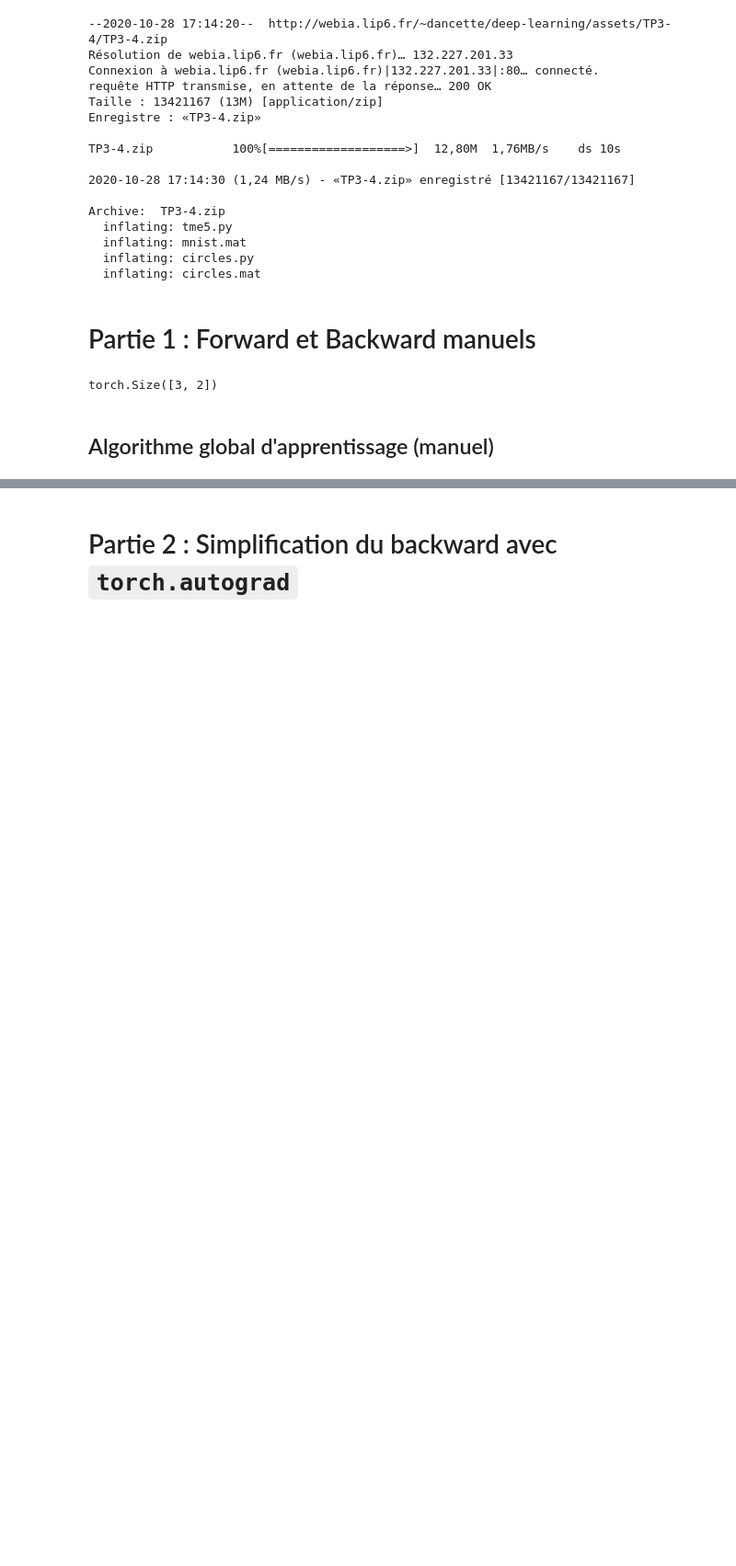
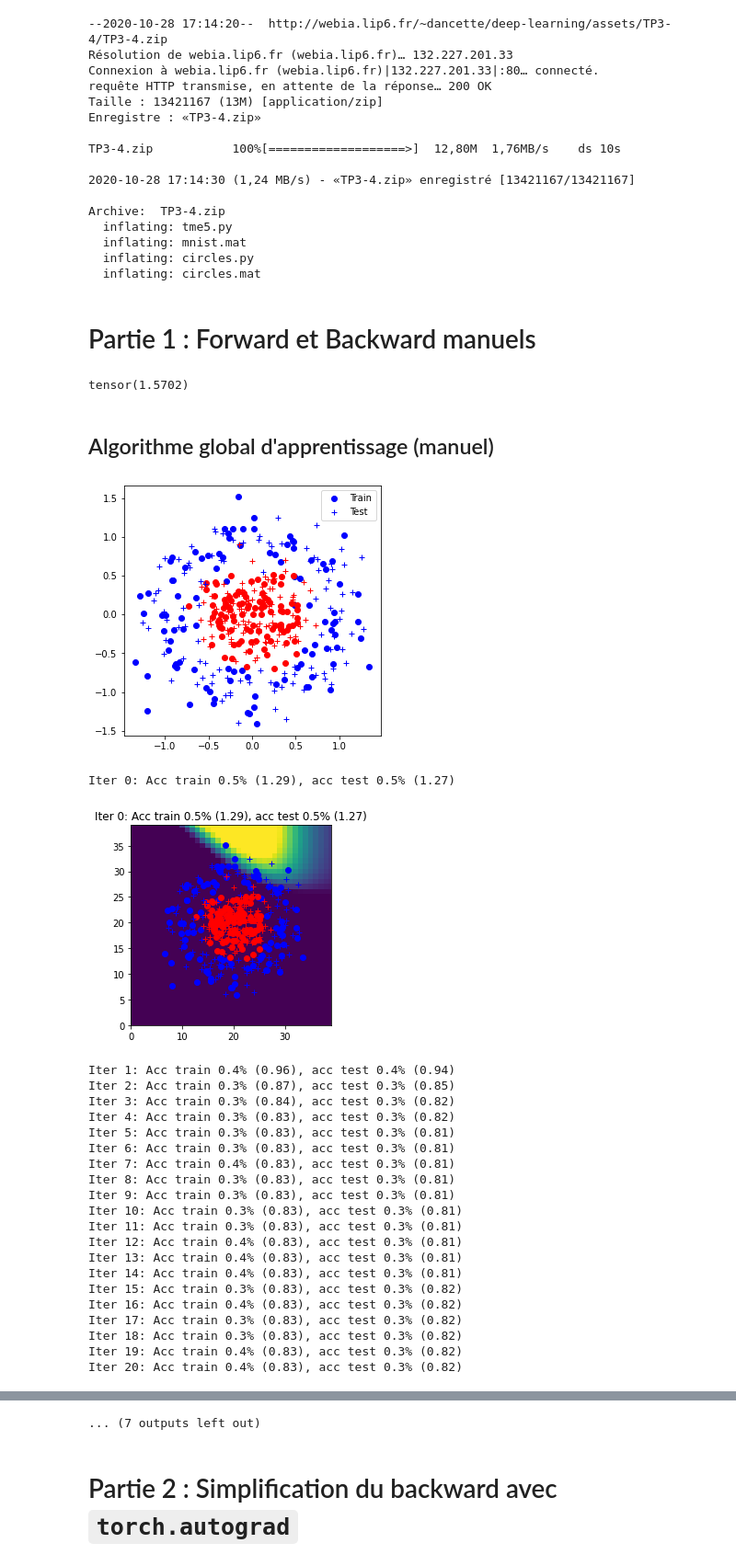
Before and after one commit to jean3108/Reconnaissance-Forme-Analyse-Image, a Jupyter notebook: Deep_learning/TP_3_4_Introduction_aux_réseaux_de_neurones_Sorbonne.ipynb, the cells around one changed output, grey strips where cells are left out. Shown at 92% size. Drawn from its saved outputs; the diff is of its cells as text; code cells hidden in the pictures; blank space fills up the shorter version.

```diff
--- a/Deep_learning/TP_3_4_Introduction_aux_réseaux_de_neurones_Sorbonne.ipynb
+++ b/Deep_learning/TP_3_4_Introduction_aux_réseaux_de_neurones_Sorbonne.ipynb
@@ -83,5 +108,6 @@ def forward(params, X):
 # %%
-a,b = torch.tensor([[1,0],[0,1],[0,1]],dtype=torch.float),torch.tensor([[1,0],[0,1],[0,1]],dtype=torch.float)
-(torch.exp(a)-b).shape
+a = torch.tensor([[0.9,0.1],[0.1,0.9],[0.9,0.1]])
+b = torch.tensor([[1,0],[1,0],[0,1]])
+-torch.mean(torch.sum(torch.log(a)*b,1))
 # %% [output]
-torch.Size([3, 2])
+tensor(1.5702)
@@ -117,15 +120,13 @@ def backward(params, outputs, Y):
     ## Votre code ici  ##
     #####################
     # remplir avec les paramètres Wy, Wh, by, bh
-    result_X = torch.matmul(grad_output,W.T)
-    result_W = torch.matmul(X.T,grad_output)
-    result_b = grad_output.sum(0)
 
-    grads["ytilde"] = torch.exp(outputs["ytilde"])-Y
-    grads["Wy"] = grads["ytilde"]*outputs["h"]
-    grads["Wh"] = None
-    grads["by"] = grads["ytilde"]
-    grads["bh"] = None
+    grads["ytilde"] = (outputs["yhat"]-Y)/bsize
+    grads["Wy"] = torch.matmul(outputs["h"].T,grads["ytilde"])
+    grads["htilde"] = torch.matmul(grads["ytilde"],params["Wy"].T)
+    grads["Wh"] = torch.matmul(outputs["X"].T,grads["htilde"])
+    grads["by"] = grads["ytilde"].sum(0)
+    grads["bh"] = grads["htilde"].sum(0)
 
     ####################
     ##      FIN        #
@@ -139,10 +140,10 @@ def sgd(params, grads, eta):
     #####################
     # mettre à jour le contenu de params
 
-    params["Wh"] = None
-    params["Wy"] = None
-    params["bh"] = None
-    params["by"] = None
+    params["Wh"] = params["Wh"] - eta*grads["Wh"]
+    params["Wy"] = params["Wy"] - eta*grads["Wy"]
+    params["bh"] = params["bh"] - eta*grads["bh"]
+    params["by"] = params["by"] - eta*grads["by"]
 
     ####################
     ##      FIN        #
@@ -159,7 +160,7 @@ Nbatch = 10
 nx = data.Xtrain.shape[1]
 nh = 10
 ny = data.Ytrain.shape[1]
-eta = 0.03
+eta = 0.01
 
 params = init_params(nx, nh, ny)
 
@@ -181,36 +182,61 @@ for iteration in range(150):
 
         indsBatch = range(j * Nbatch, (j+1) * Nbatch)
         X = Xtrain[indsBatch, :]
         Y = Ytrain[indsBatch, :]
 
         # écrire l'algorithme d'apprentissage sur le batch (X,Y)
         # en utilisant les fonctions forward, loss_accuracy, backward, sgd
-
-
+        _, out = forward(params, X)
+        loss, acc = loss_accuracy(out["yhat"], Y)
+        gradients = backward(params, out, Y)
+        sgd(params, gradients, eta)
     ####################
     ##      FIN        #
     ####################
-
-
     Yhat_train, _ = forward(params, data.Xtrain)
     Yhat_test, _ = forward(params, data.Xtest)
     Ltrain, acctrain = loss_accuracy(Yhat_train, data.Ytrain)
     Ltest, acctest = loss_accuracy(Yhat_test, data.Ytest)
     Ygrid, _ = forward(params, data.Xgrid)
 
-    title = 'Iter {}: Acc train {:.1f}% ({:.2f}), acc test {:.1f}% ({:.2f})'.format(iteration, acctrain, Ltrain, acctest, Ltest)
+    title = 'Iter {}: Acc train {:.1f}% ({:.2f}), acc test {:.1f}% ({:.2f})'.format(iteration,acctrain, Ltrain, acctest, Ltest)
     print(title)
-    data.plot_data_with_grid(Ygrid, title)
+    if iteration % 20 == 0:
+        data.plot_data_with_grid(Ygrid, title)
 
     curves[0].append(acctrain)
     curves[1].append(acctest)
     curves[2].append(Ltrain)
     curves[3].append(Ltest)
 
 fig = plt.figure()
 plt.plot(curves[0], label="acc. train")
 plt.plot(curves[1], label="acc. test")
 plt.plot(curves[2], label="loss train")
 plt.plot(curves[3], label="loss test")
 plt.legend()
 plt.show()
+# %% [output]
+[figure, added]
+Iter 0: Acc train 0.5% (1.29), acc test 0.5% (1.27)
+[figure, added]
+Iter 1: Acc train 0.4% (0.96), acc test 0.4% (0.94)
+Iter 2: Acc train 0.3% (0.87), acc test 0.3% (0.85)
+Iter 3: Acc train 0.3% (0.84), acc test 0.3% (0.82)
+Iter 4: Acc train 0.3% (0.83), acc test 0.3% (0.82)
+Iter 5: Acc train 0.3% (0.83), acc test 0.3% (0.81)
+Iter 6: Acc train 0.3% (0.83), acc test 0.3% (0.81)
+Iter 7: Acc train 0.4% (0.83), acc test 0.3% (0.81)
+Iter 8: Acc train 0.3% (0.83), acc test 0.3% (0.81)
+Iter 9: Acc train 0.3% (0.83), acc test 0.3% (0.81)
+Iter 10: Acc train 0.3% (0.83), acc test 0.3% (0.81)
+Iter 11: Acc train 0.3% (0.83), acc test 0.3% (0.81)
+Iter 12: Acc train 0.4% (0.83), acc test 0.3% (0.81)
+Iter 13: Acc train 0.4% (0.83), acc test 0.3% (0.81)
+Iter 14: Acc train 0.4% (0.83), acc test 0.3% (0.81)
+Iter 15: Acc train 0.3% (0.83), acc test 0.3% (0.82)
+Iter 16: Acc train 0.4% (0.83), acc test 0.3% (0.82)
+Iter 17: Acc train 0.3% (0.83), acc test 0.3% (0.82)
+Iter 18: Acc train 0.3% (0.83), acc test 0.3% (0.82)
+Iter 19: Acc train 0.4% (0.83), acc test 0.3% (0.82)
+Iter 20: Acc train 0.4% (0.83), acc test 0.3% (0.82)
@@ -217,3 +327,4 @@ plt.show()
+... (7 outputs left out)
 # %% [markdown]
 # Partie 2 : Simplification du backward avec `torch.autograd`
 # %%
```
Also changed, not shown: parts of 13 cells of this notebook.
